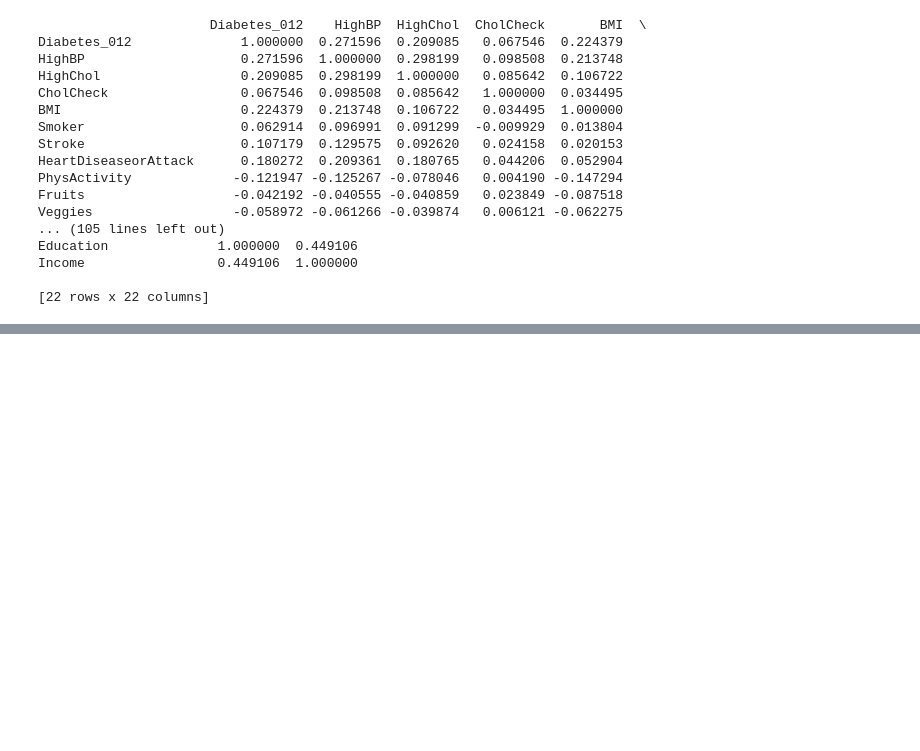
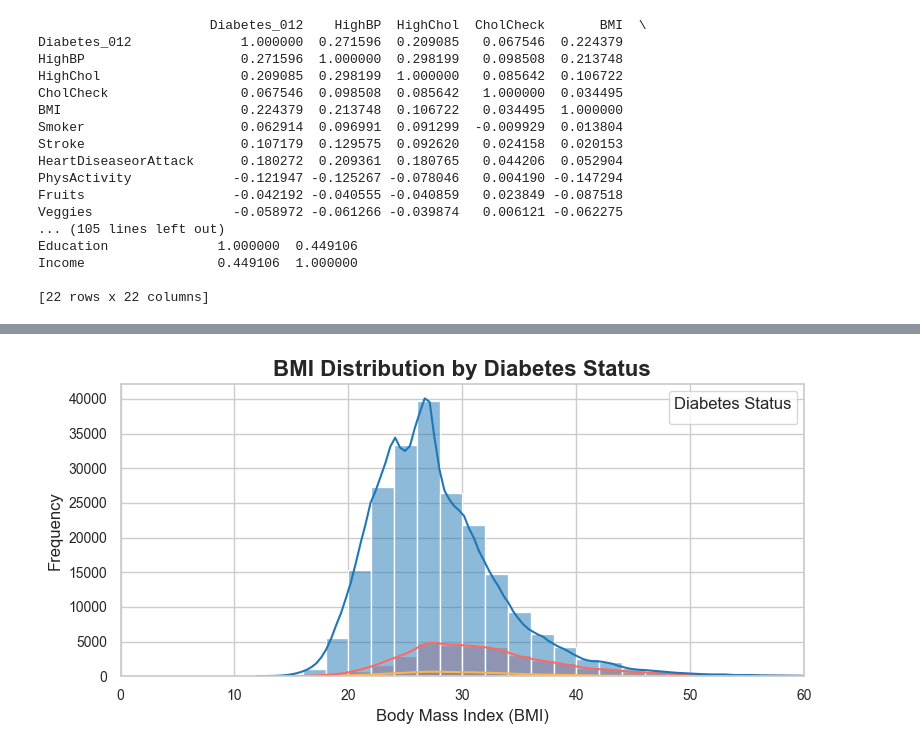
Before and after one commit to luiszanro/DIABETES, a Jupyter notebook: notebooks/diabetes_notebook.ipynb, the cells around one changed output, grey strips where cells are left out. Cells and saved outputs as stored; diff of their text form; code cells hidden in the pictures; blank space fills up the shorter version.

```diff
--- a/notebooks/diabetes_notebook.ipynb
+++ b/notebooks/diabetes_notebook.ipynb
@@ -93,0 +217,35 @@ Income                 0.449106  1.000000
+# %%
+import seaborn as sns
+import matplotlib.pyplot as plt
+
+# Set theme and style for a clean modern look
+sns.set_theme(style="whitegrid")
+
+# Update color palette with stronger blue
+palette = {"0.0": "#1f77b4", "1.0": "#ffb347", "2.0": "#ff6961"}  # Strong blue, orange, red
+
+# Ensure 'Diabetes_012' column is of type string
+df['Diabetes_012'] = df['Diabetes_012'].astype(str)
+
+# Create the plot with enhancements
+plt.figure(figsize=(8, 4))  # Adjust figure size
+sns.histplot(data=df, x='BMI', hue='Diabetes_012', palette=palette, kde=True, binwidth=2)
+
+# Add title and customize axis labels
+plt.title("BMI Distribution by Diabetes Status", fontsize=16, fontweight='bold')
+plt.xlabel("Body Mass Index (BMI)", fontsize=12)
+plt.ylabel("Frequency", fontsize=12)
+
+# Set x-axis limit to a range from 0 to 60
+plt.xlim(0, 60)
+
+# Customize ticks and legend placement
+plt.xticks(fontsize=10)
+plt.yticks(fontsize=10)
+plt.legend(title="Diabetes Status", loc="upper right", fontsize=10)
+
+# Tighten layout for better aesthetics
+plt.tight_layout()
+plt.show()
+# %% [output]
+[figure, added]
```
Also changed, not shown: parts of 9 cells of this notebook.
